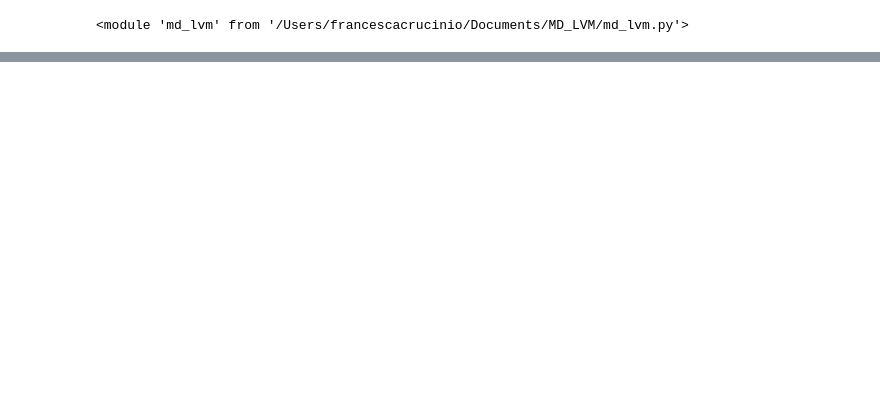
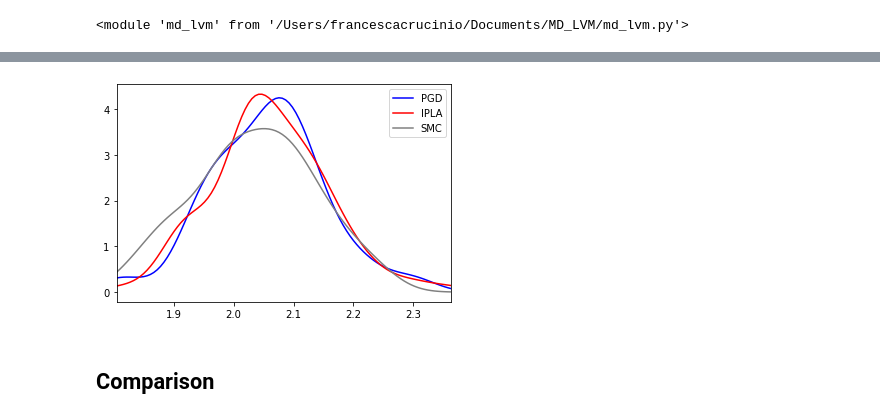
Before and after one commit to FrancescaCrucinio/MD_LVM, a Jupyter notebook: BayesianLogisticRegression/BayesianLR.ipynb, the cells around one changed output, grey strips where cells are left out. Drawn from its saved outputs; the diff is of its cells as text; code cells hidden in the pictures; blank space fills up the shorter version.

```diff
--- a/BayesianLogisticRegression/BayesianLR.ipynb
+++ b/BayesianLogisticRegression/BayesianLR.ipynb
@@ -78,0 +73,22 @@ def rwm_accept_bayesian_lr(v, prop, theta_seq, gamma, data, f):
+# %%
+i = 0
+kde_min = np.min([X_pgd[i, -N:], X_ipla[i, -N:], np.matrix(X_md[K-1, :, i])])
+kde_max = np.max([X_pgd[i, -N:], X_ipla[i, -N:], np.matrix(X_md[K-1, :, i])])
+xaxis = np.linspace(kde_min, kde_max, num=100)
+
+
+kde_pgd = stats.gaussian_kde(X_pgd[i, -N:])(xaxis)
+kde_ipla = stats.gaussian_kde(X_ipla[i, -N:])(xaxis)
+kde_md = stats.gaussian_kde(X_md[K-1, :, i], weights = W_md)(xaxis)
+
+# Plot KDEs:
+plt.plot(xaxis, kde_pgd, label='PGD', color='blue')
+plt.plot(xaxis, kde_ipla, label='IPLA', color='red')
+plt.plot(xaxis, kde_md, label='SMC', color='gray')
+plt.xlim([kde_min, kde_max])
+plt.legend(loc='upper right')
+plt.savefig('bayesian_lr_posterior.pdf', bbox_inches="tight")
+# %% [output]
+[figure, added]
+# %% [markdown]
+## Comparison
```
Also changed, not shown: parts of 16 cells of this notebook, 6 other files.
